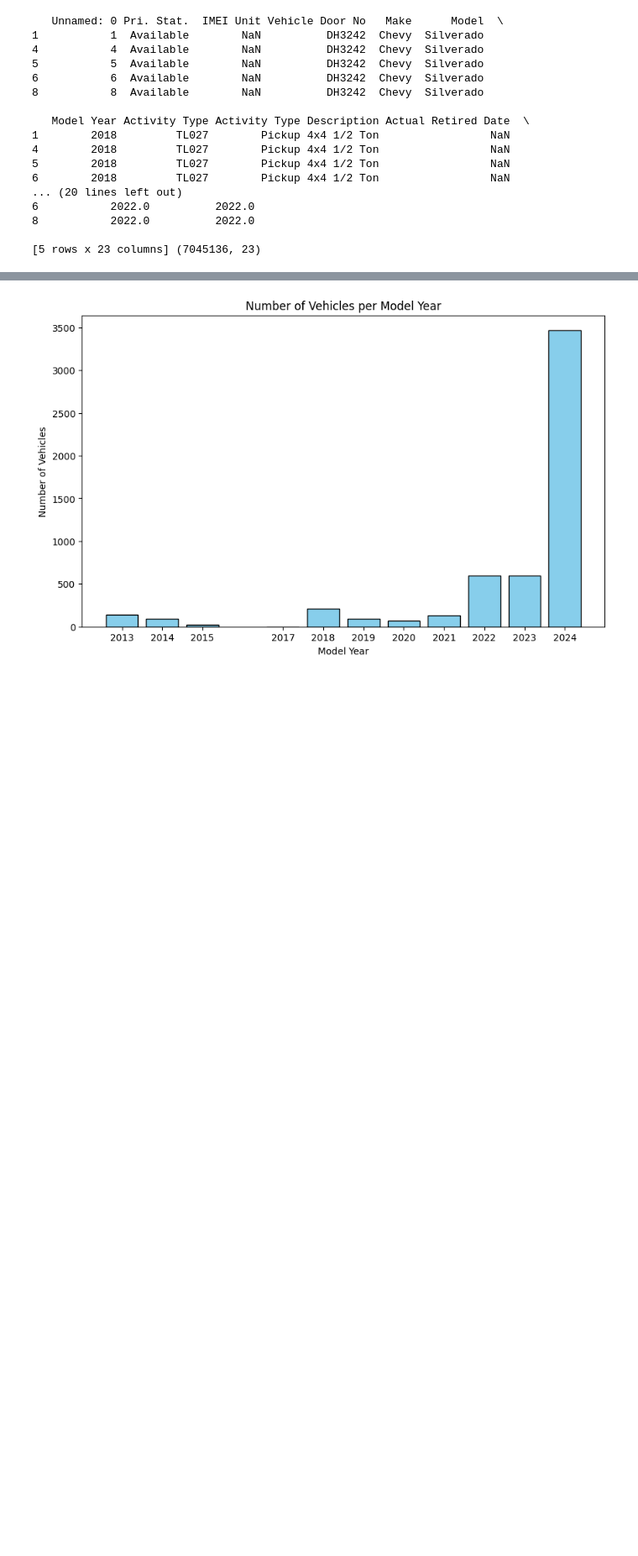
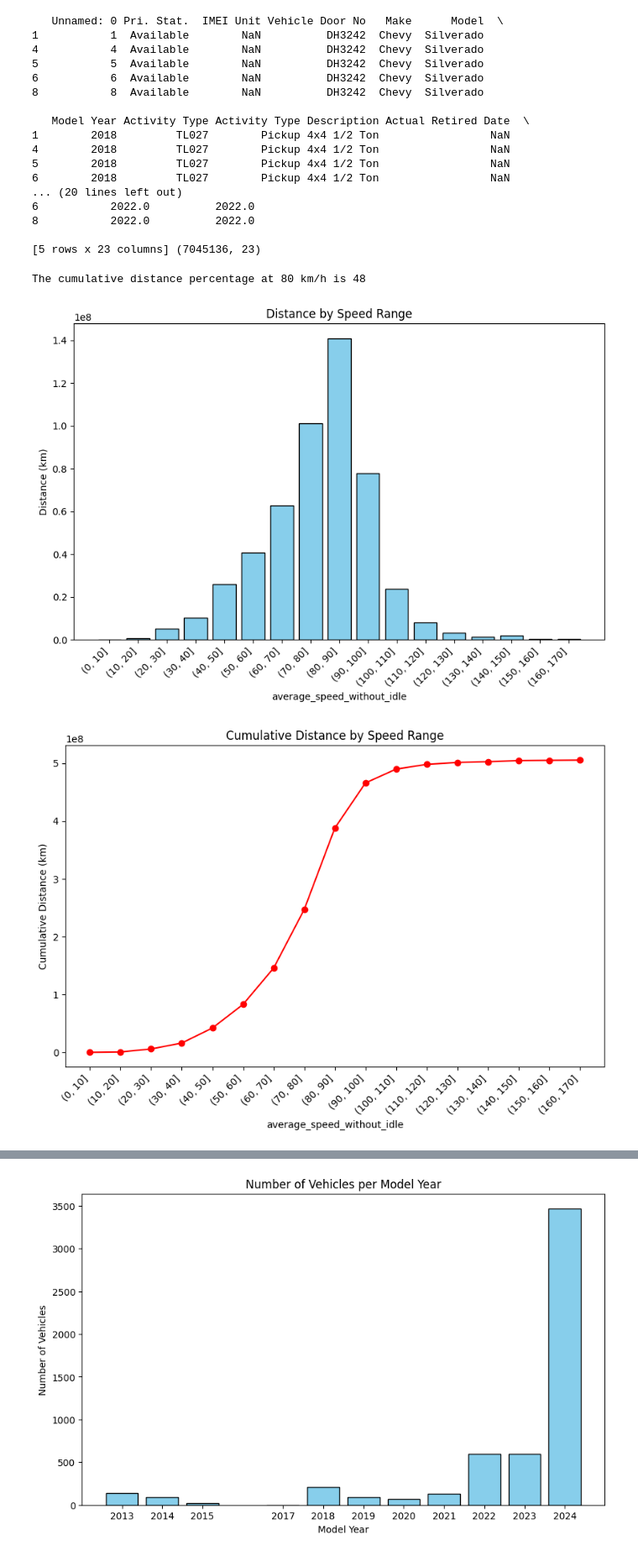
Before and after one commit to AlexWangVT/fleet_modeling, a Jupyter notebook: scripts/fleet_avl_newVKT_merge_analysis.ipynb, the cells around one changed output, grey strips where cells are left out. Shown at 84% size. Drawn from its saved outputs; the diff is of its cells as text; code cells hidden in the pictures; blank space fills up the shorter version.

Commit message:
plot distance vs. speed range

```diff
--- a/scripts/fleet_avl_newVKT_merge_analysis.ipynb
+++ b/scripts/fleet_avl_newVKT_merge_analysis.ipynb
@@ -320,0 +380,6 @@ def speed_dist(df):
+# %%
+distance_speed_dist(cleaned_df, 'average_speed_without_idle')
+# %% [output]
+The cumulative distance percentage at 80 km/h is 48
+[figure, added]
+[figure, added]
```
Also changed, not shown: parts of 7 cells of this notebook.
